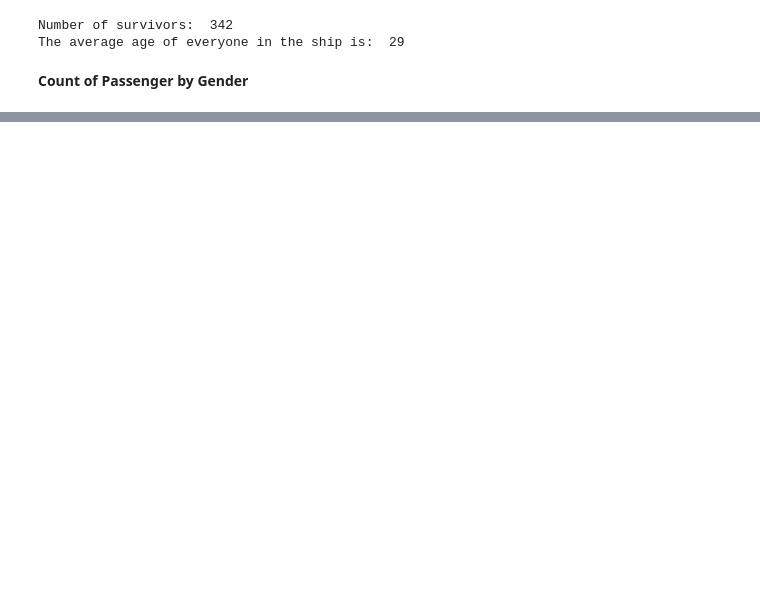
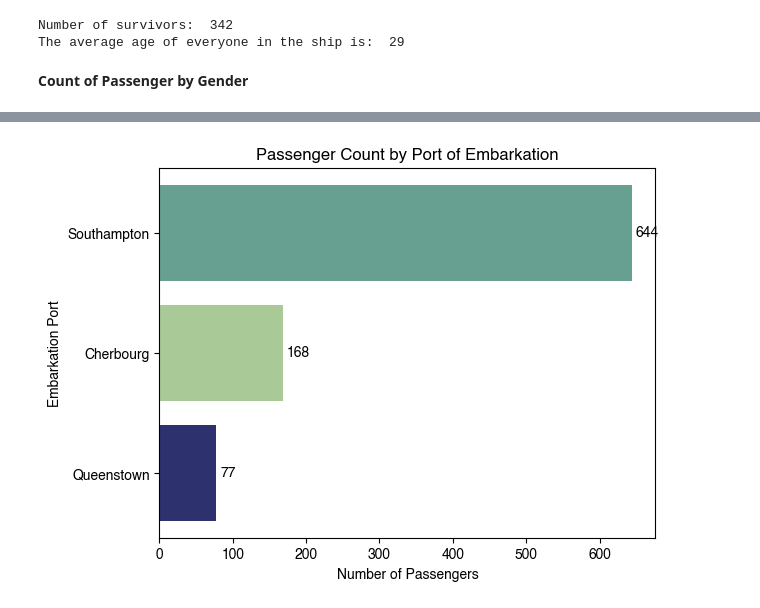
Before and after one commit to pvtzurbito/EDA-Titanic, a Jupyter notebook: EDA.ipynb, the cells around one changed output, grey strips where cells are left out. Cells and saved outputs as stored; diff of their text form; code cells hidden in the pictures; blank space fills up the shorter version.

```diff
--- a/EDA.ipynb
+++ b/EDA.ipynb
@@ -119,0 +192,34 @@ plt.show()
+# %%
+import matplotlib.pyplot as plt
+
+# Set global font
+plt.rcParams['font.family'] = 'Helvetica'
+
+# Data
+embark_count = df['Embarked'].value_counts(ascending=True)
+embark_count = embark_count.rename(index={'C': 'Cherbourg', 'Q': 'Queenstown', 'S': 'Southampton'})
+
+# Create the plot
+fig, ax = plt.subplots()
+
+# Horizontal bar chart
+bars = ax.barh(embark_count.index, embark_count.values, color = colors)
+
+# Add value labels beside each bar
+for bar in bars:
+    width = bar.get_width()
+    ax.annotate(f'{int(width)}',            # Value text
+                xy=(width, bar.get_y() + bar.get_height()/2),
+                xytext=(3, 0),               # Offset (x, y)
+                textcoords="offset points",
+                ha='left', va='center', fontsize=10)
+
+#Titles and Labels
+ax.set_title('Passenger Count by Port of Embarkation')
+ax.set_xlabel('Number of Passengers')
+ax.set_ylabel('Embarkation Port')
+
+# Show the plot
+plt.show()
+# %% [output]
+[figure, added]
```
Also changed, not shown: parts of 6 cells of this notebook.
